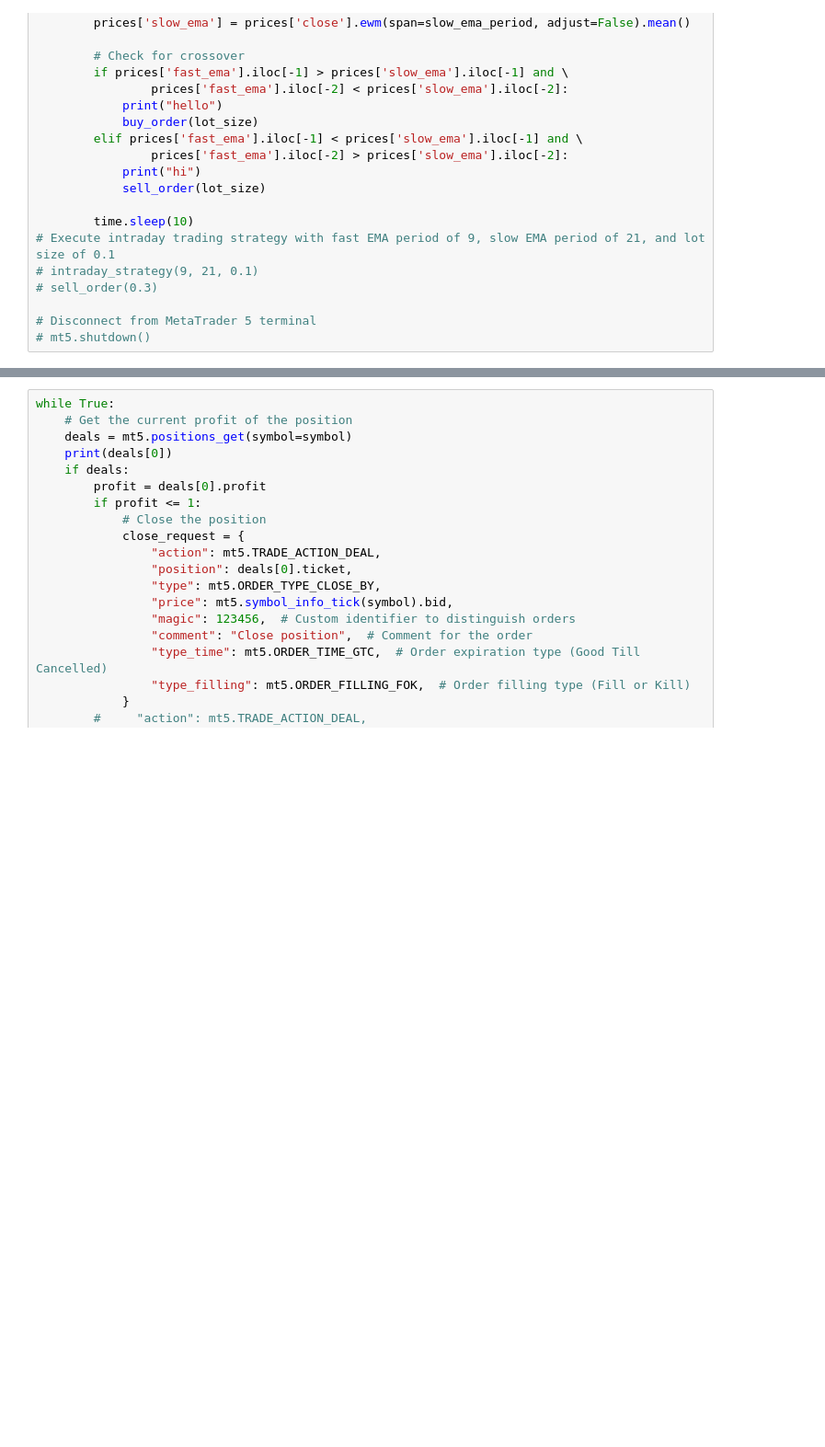
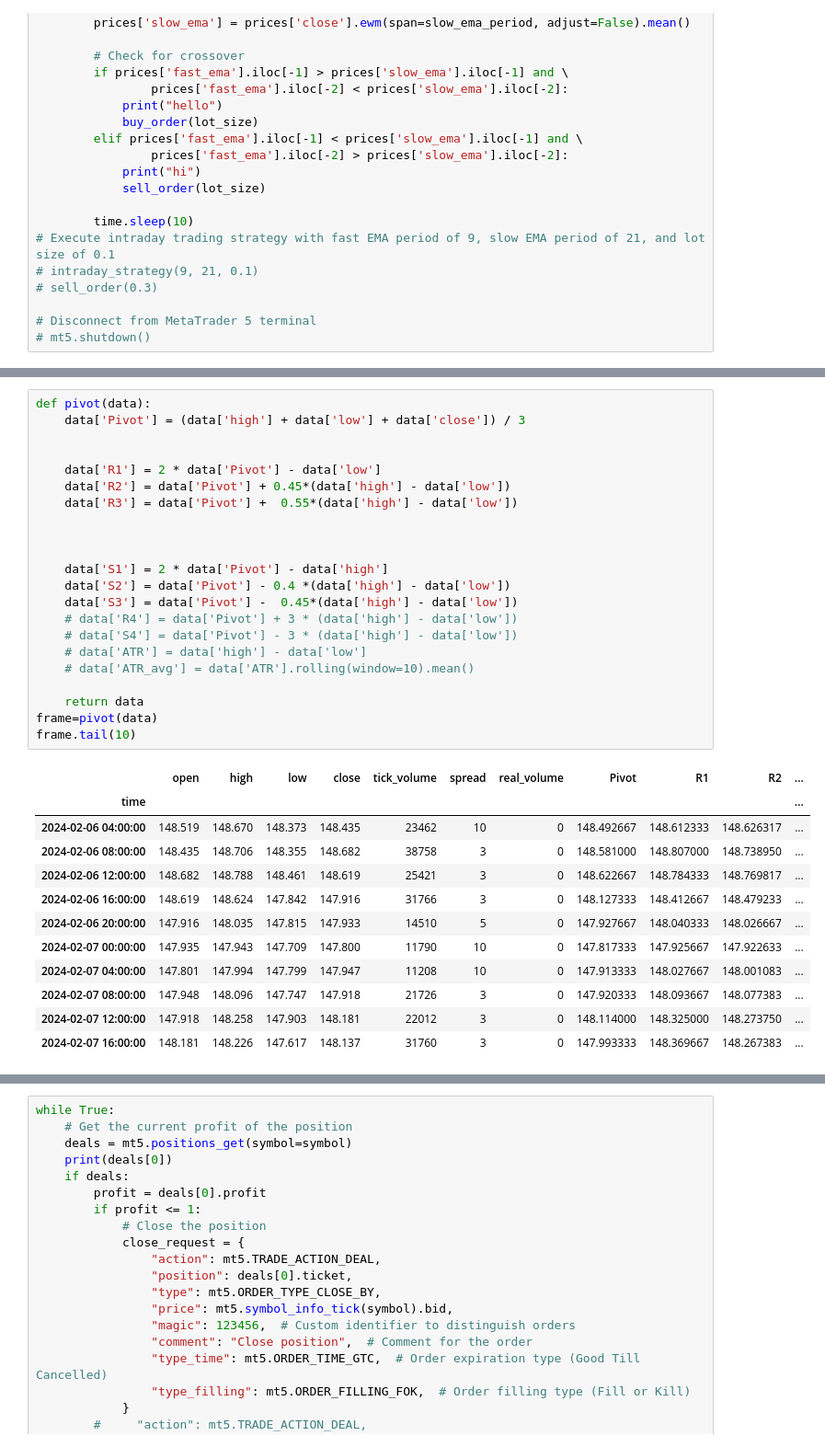
Before and after one commit to Musavirkhaliq/forex, a Jupyter notebook: Support Resistance.ipynb, the cells around one changed output, grey strips where cells are left out. Shown at 92% size. Drawn from its saved outputs; the diff is of its cells as text; blank space fills up the shorter version.

```diff
--- a/Support Resistance.ipynb
+++ b/Support Resistance.ipynb
@@ -299 +309,36 @@ main()
 Overall sentiment: BUY
+# %%
+def pivot(data):
+    data['Pivot'] = (data['high'] + data['low'] + data['close']) / 3
+
+
+    data['R1'] = 2 * data['Pivot'] - data['low']
+    data['R2'] = data['Pivot'] + 0.45*(data['high'] - data['low'])
+    data['R3'] = data['Pivot'] +  0.55*(data['high'] - data['low'])
+
+
+
+    data['S1'] = 2 * data['Pivot'] - data['high']
+    data['S2'] = data['Pivot'] - 0.4 *(data['high'] - data['low'])
+    data['S3'] = data['Pivot'] -  0.45*(data['high'] - data['low'])
+    # data['R4'] = data['Pivot'] + 3 * (data['high'] - data['low'])
+    # data['S4'] = data['Pivot'] - 3 * (data['high'] - data['low'])
+    # data['ATR'] = data['high'] - data['low']
+    # data['ATR_avg'] = data['ATR'].rolling(window=10).mean()
+
+    return data
+frame=pivot(data)
+frame.tail(10)
+# %% [output]
+|  | open | high | low | close | tick_volume | spread | real_volume | Pivot | R1 | R2 | ... |
+| time |  |  |  |  |  |  |  |  |  |  | ... |
+| 2024-02-06 04:00:00 | 148.519 | 148.670 | 148.373 | 148.435 | 23462 | 10 | 0 | 148.492667 | 148.612333 | 148.626317 | ... |
+| 2024-02-06 08:00:00 | 148.435 | 148.706 | 148.355 | 148.682 | 38758 | 3 | 0 | 148.581000 | 148.807000 | 148.738950 | ... |
+| 2024-02-06 12:00:00 | 148.682 | 148.788 | 148.461 | 148.619 | 25421 | 3 | 0 | 148.622667 | 148.784333 | 148.769817 | ... |
+| 2024-02-06 16:00:00 | 148.619 | 148.624 | 147.842 | 147.916 | 31766 | 3 | 0 | 148.127333 | 148.412667 | 148.479233 | ... |
+| 2024-02-06 20:00:00 | 147.916 | 148.035 | 147.815 | 147.933 | 14510 | 5 | 0 | 147.927667 | 148.040333 | 148.026667 | ... |
+| 2024-02-07 00:00:00 | 147.935 | 147.943 | 147.709 | 147.800 | 11790 | 10 | 0 | 147.817333 | 147.925667 | 147.922633 | ... |
+| 2024-02-07 04:00:00 | 147.801 | 147.994 | 147.799 | 147.947 | 11208 | 10 | 0 | 147.913333 | 148.027667 | 148.001083 | ... |
+| 2024-02-07 08:00:00 | 147.948 | 148.096 | 147.747 | 147.918 | 21726 | 3 | 0 | 147.920333 | 148.093667 | 148.077383 | ... |
+| 2024-02-07 12:00:00 | 147.918 | 148.258 | 147.903 | 148.181 | 22012 | 3 | 0 | 148.114000 | 148.325000 | 148.273750 | ... |
+| 2024-02-07 16:00:00 | 148.181 | 148.226 | 147.617 | 148.137 | 31760 | 3 | 0 | 147.993333 | 148.369667 | 148.267383 | ... |
```
Also changed, not shown: parts of 12 cells of this notebook, 1 other file.
